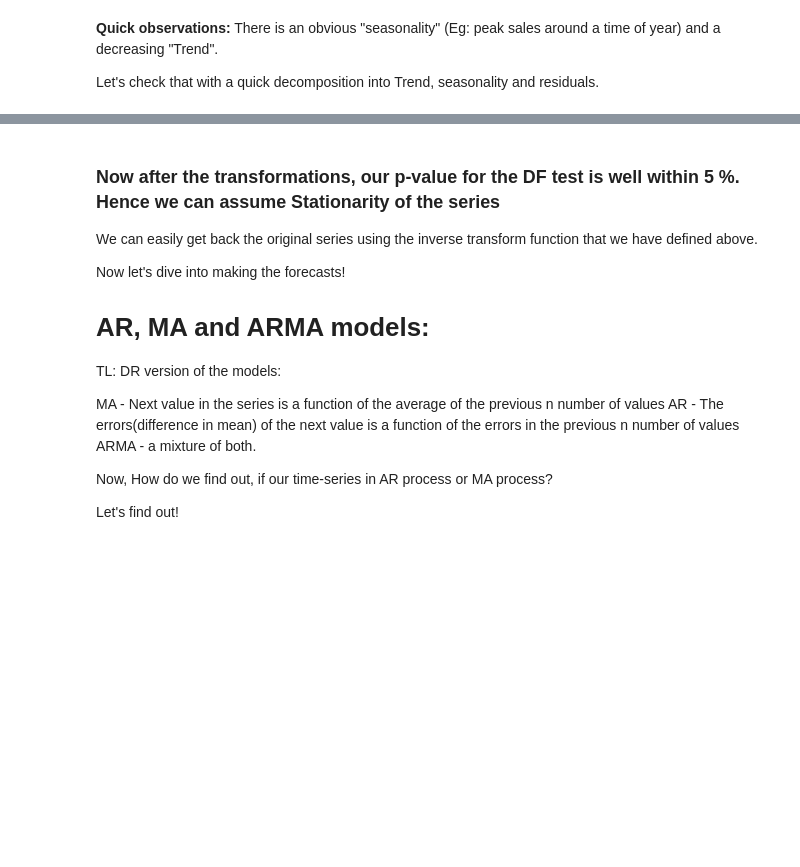
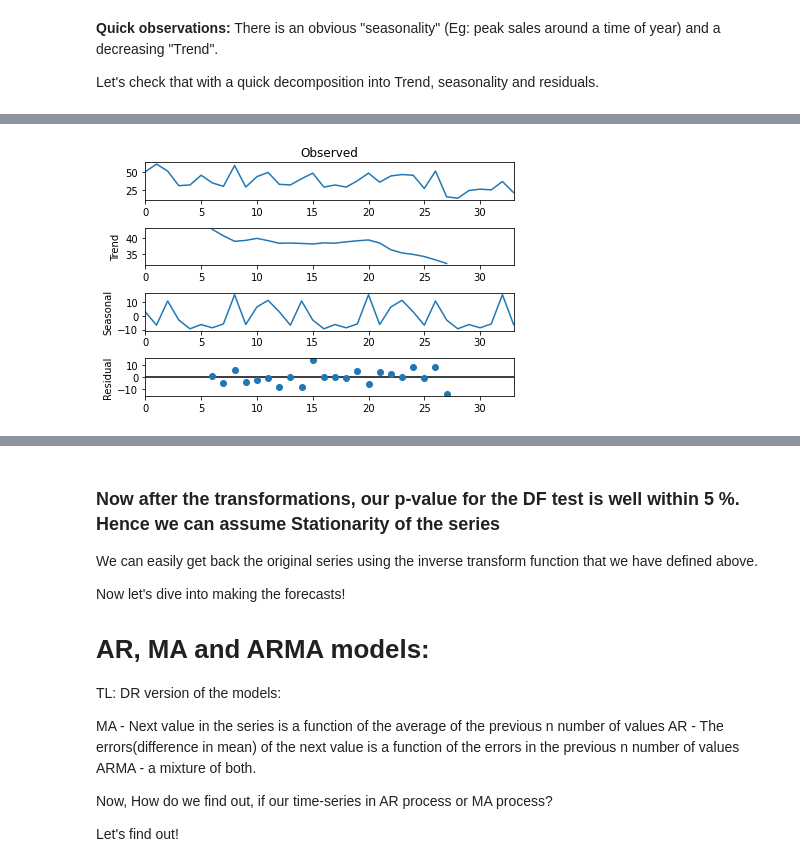
Before and after one commit to derSchmetterling/time_series, a Jupyter notebook: time-series-basics-exploring-traditional-ts.ipynb, the cells around one changed output, grey strips where cells are left out. Drawn from its saved outputs; the diff is of its cells as text; code cells hidden in the pictures; blank space fills up the shorter version.

```diff
--- a/time-series-basics-exploring-traditional-ts.ipynb
+++ b/time-series-basics-exploring-traditional-ts.ipynb
@@ -155,6 +231,8 @@ fig = res.plot()
 # %%
 # Additive model
-res = sm.tsa.seasonal_decompose(ts.values,freq=12,model="additive")
+res = sm.tsa.seasonal_decompose(ts.values,period=12,model="additive")
 #plt.figure(figsize=(16,12))
 fig = res.plot()
 #fig.show()
+# %% [output]
+[figure, added]
```
Also changed, not shown: parts of 16 cells of this notebook.
